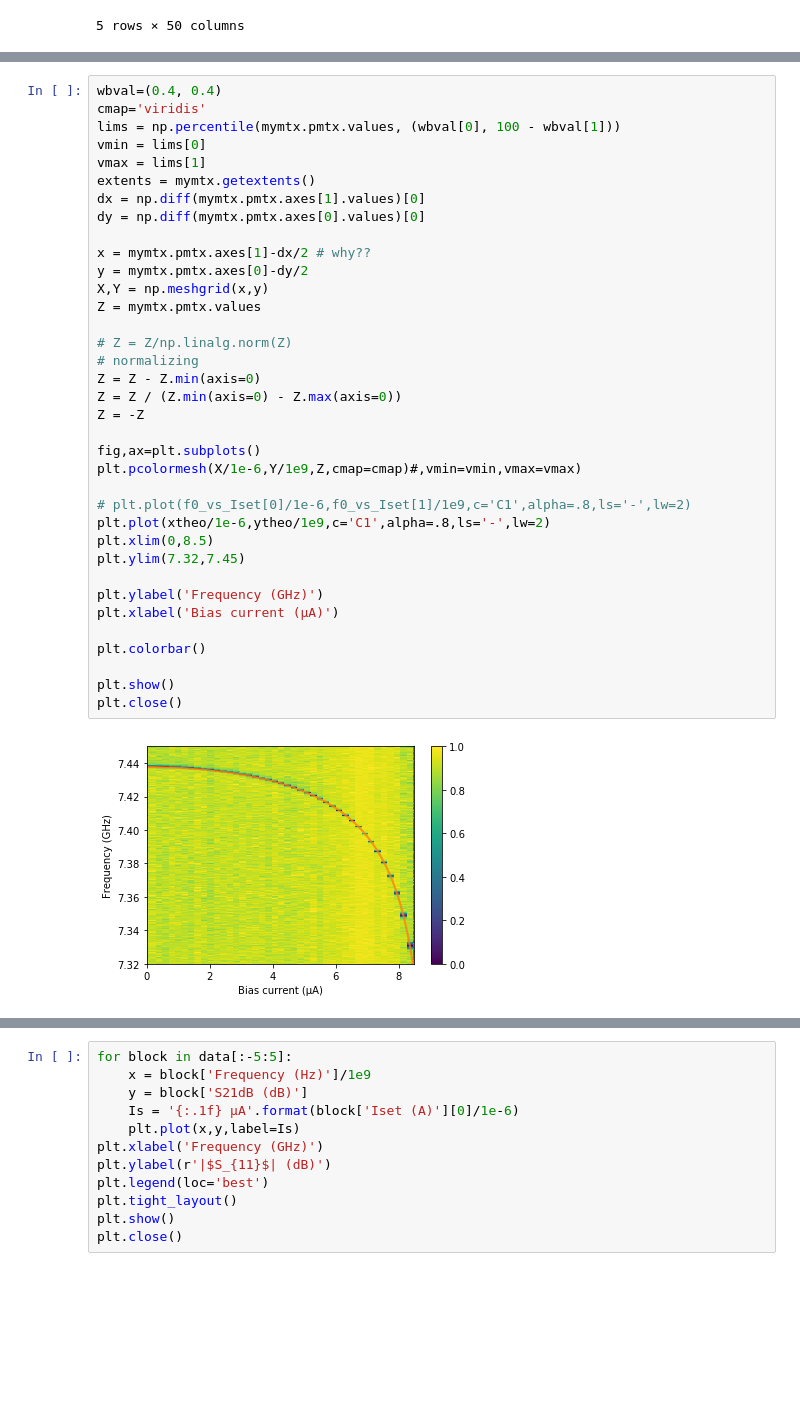
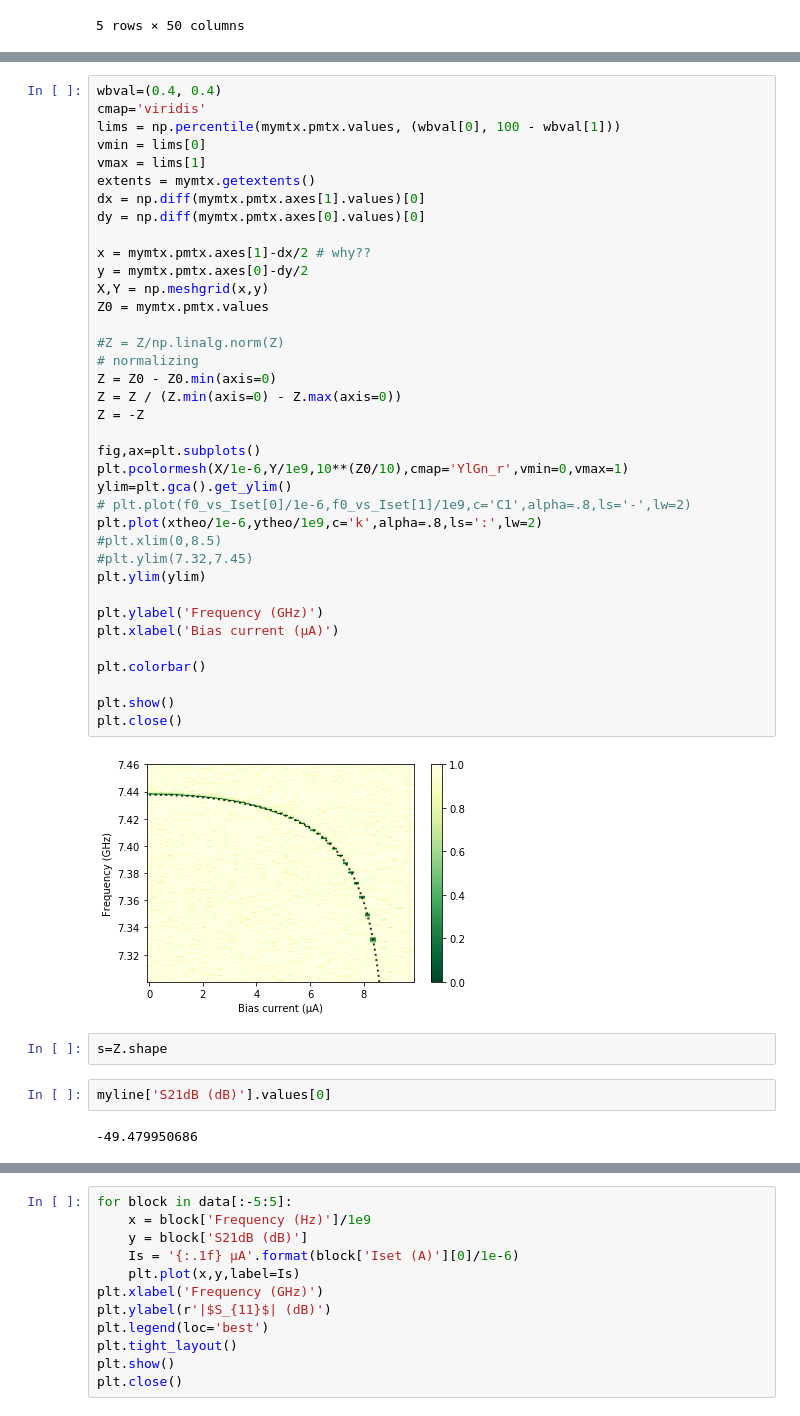
Before and after one commit to feschmidt/current_detection_zenodo, a Jupyter notebook: Plot_data_Fig1.ipynb, the cells around one changed output, grey strips where cells are left out. Cells and saved outputs as stored; diff of their text form; blank space fills up the shorter version.

```diff
--- a/Plot_data_Fig1.ipynb
+++ b/Plot_data_Fig1.ipynb
@@ -171,38 +283,45 @@ mydfs_clip[0].head()
 # %%
 wbval=(0.4, 0.4)
 cmap='viridis'
 lims = np.percentile(mymtx.pmtx.values, (wbval[0], 100 - wbval[1]))
 vmin = lims[0]
 vmax = lims[1]
 extents = mymtx.getextents()
 dx = np.diff(mymtx.pmtx.axes[1].values)[0]
 dy = np.diff(mymtx.pmtx.axes[0].values)[0]
 
 x = mymtx.pmtx.axes[1]-dx/2 # why??
 y = mymtx.pmtx.axes[0]-dy/2
 X,Y = np.meshgrid(x,y)
-Z = mymtx.pmtx.values
+Z0 = mymtx.pmtx.values
 
-# Z = Z/np.linalg.norm(Z)
+#Z = Z/np.linalg.norm(Z)
 # normalizing
-Z = Z - Z.min(axis=0)
+Z = Z0 - Z0.min(axis=0)
 Z = Z / (Z.min(axis=0) - Z.max(axis=0))
 Z = -Z
 
 fig,ax=plt.subplots()
-plt.pcolormesh(X/1e-6,Y/1e9,Z,cmap=cmap)#,vmin=vmin,vmax=vmax)
-
+plt.pcolormesh(X/1e-6,Y/1e9,10**(Z0/10),cmap='YlGn_r',vmin=0,vmax=1)
+ylim=plt.gca().get_ylim()
 # plt.plot(f0_vs_Iset[0]/1e-6,f0_vs_Iset[1]/1e9,c='C1',alpha=.8,ls='-',lw=2)
-plt.plot(xtheo/1e-6,ytheo/1e9,c='C1',alpha=.8,ls='-',lw=2)
-plt.xlim(0,8.5)
-plt.ylim(7.32,7.45)
+plt.plot(xtheo/1e-6,ytheo/1e9,c='k',alpha=.8,ls=':',lw=2)
+#plt.xlim(0,8.5)
+#plt.ylim(7.32,7.45)
+plt.ylim(ylim)
 
 plt.ylabel('Frequency (GHz)')
 plt.xlabel('Bias current (µA)')
 
 plt.colorbar()
 
 plt.show()
 plt.close()
 # %% [output]
-[figure, old version]
+[figure, new version]
+# %%
+s=Z.shape
+# %%
+myline['S21dB (dB)'].values[0]
+# %% [output]
+-49.479950686
```
Also changed, not shown: parts of 25 cells of this notebook, 14 other files.
